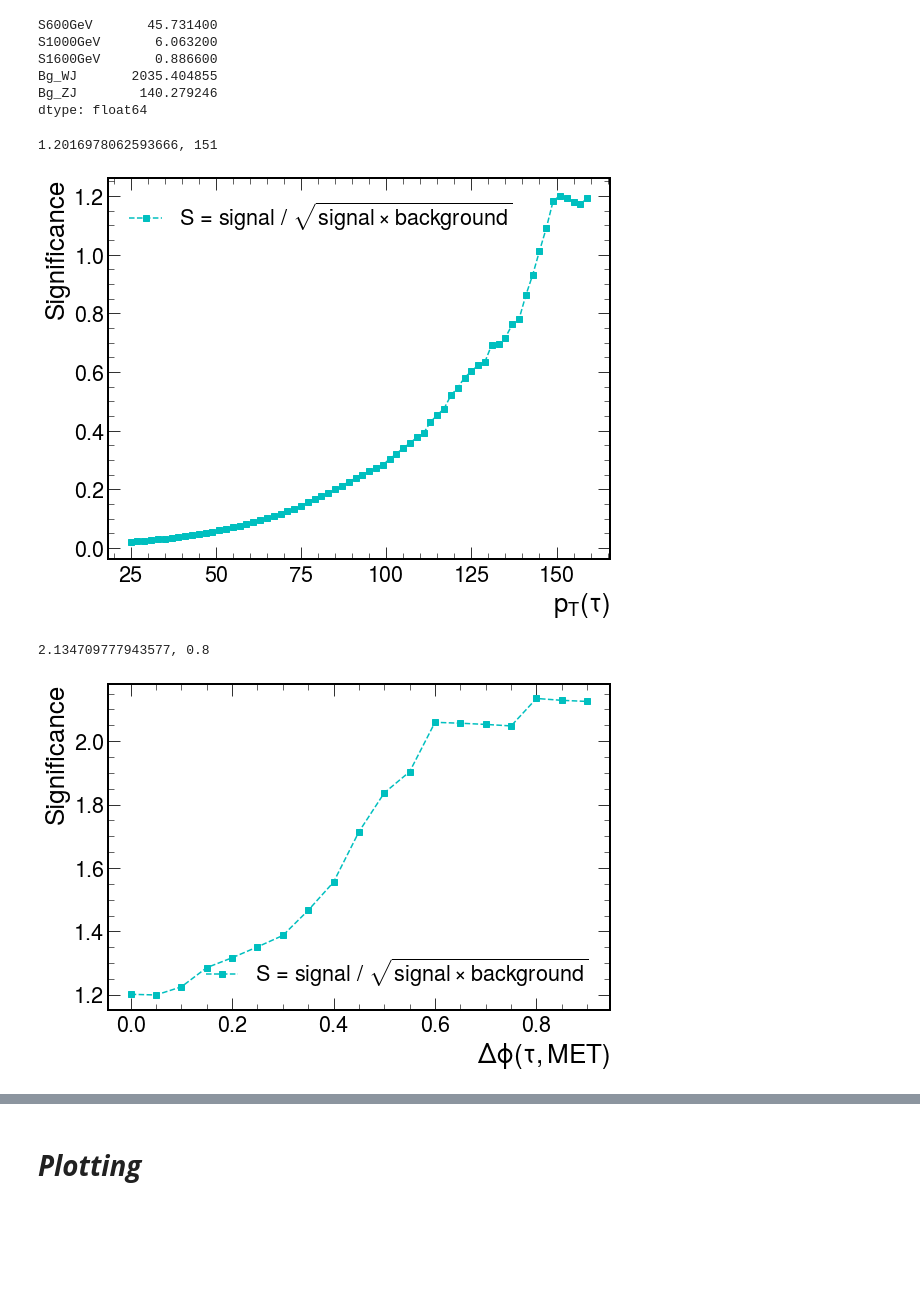
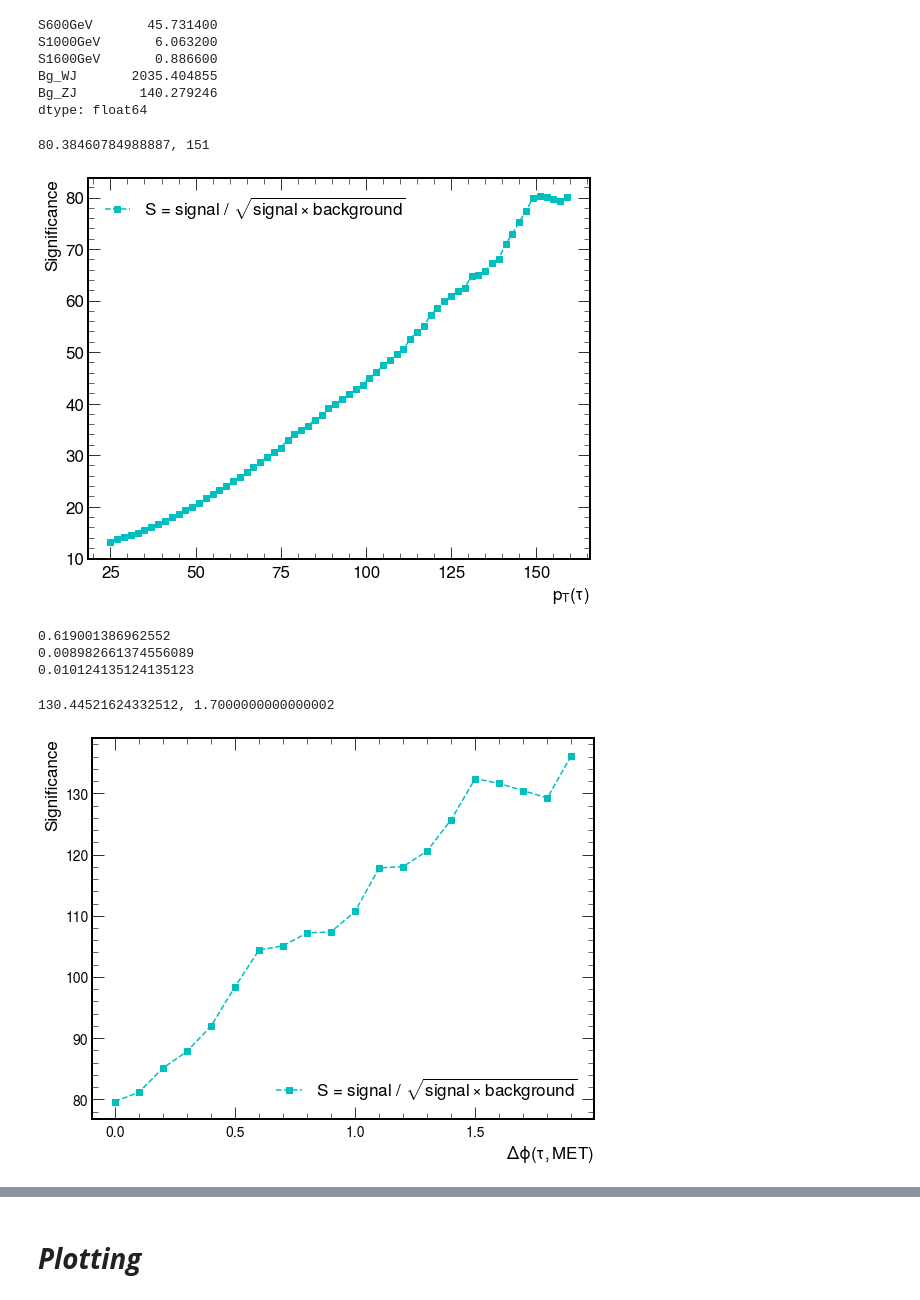
Before and after one commit to tomasate/TareasMast, a Jupyter notebook: Uproot_B_Tau_Nu_analysis_Tomas_Version.ipynb, the cells around one changed output, grey strips where cells are left out. Drawn from its saved outputs; the diff is of its cells as text; code cells hidden in the pictures; blank space fills up the shorter version.

```diff
--- a/Uproot_B_Tau_Nu_analysis_Tomas_Version.ipynb
+++ b/Uproot_B_Tau_Nu_analysis_Tomas_Version.ipynb
@@ -737,7 +776,8 @@ arr_pt = np.arange(pt_min, pt_max, 2)
 
 
 sign1 = np.array([pt_tau_cut(Df_1000GeV_cut, val = i).shape[0] * w[1] \
-          / (pt_tau_cut(Df_bgw_cut, val = i).shape[0]* w[3] * pt_tau_cut(Df_bgw_cut, val = i).shape[0] * w[4]) ** 0.5 \
+          / ((pt_tau_cut(Df_bgw_cut, val = i).shape[0]* w[3]) +
+             (pt_tau_cut(Df_bgz_cut, val = i).shape[0] * w[4])) ** 0.5 \
          for i in arr_pt])
 
 print(sign1[-5], arr_pt[-5], sep =', ')
@@ -745,40 +785,54 @@ print(sign1[-5], arr_pt[-5], sep =', ')
 #print(pt_tau_cut(Df_bgw_cut, val = i).shape[0]* w[3])
 plt.figure(figsize=(9,7))
 plt.plot(arr_pt, sign1,'cs--', label = r"S = signal / $\sqrt{signal \times background}$")
-plt.ylabel('Significance')
-plt.xlabel(r'$p_T(\tau)$')
-plt.legend();
+plt.ylabel('Significance', fontsize= 17)
+plt.xlabel(r'$p_T(\tau)$', fontsize= 17)
+plt.legend(fontsize= 17)
+plt.xticks(fontsize= 17)
+plt.yticks(fontsize= 17);
 # %% [output]
-1.2016978062593666, 151
+80.38460784988887, 151
-[figure, old version]
+[figure, new version]
 # %%
 #Applying cuts over the data
-opt = 151
+opt = 150
 Df_600GeV_cut = final_cuts(Df_600GeV, pt_tau = opt, pt_b=30, del_phi = 0, met = 0)
 Df_1000GeV_cut = final_cuts(Df_1000GeV, pt_tau = opt, pt_b=30, del_phi = 0, met = 0)
 Df_1600GeV_cut = final_cuts(Df_1600GeV, pt_tau = opt, pt_b=30, del_phi = 0, met = 0)
 Df_bgw_cut = final_cuts(Df_bg_wj, pt_tau = opt, pt_b=30, del_phi = 0, met = 0)
 Df_bgz_cut = final_cuts(Df_bg_zj, pt_tau = opt, pt_b=30, del_phi = 0, met = 0)
+# %%
+#Efficiency
+print(Df_1000GeV_cut.shape[0]/ Df_1000GeV.shape[0])
+print(Df_bgw_cut.shape[0] / Df_bg_wj.shape[0])
+print(Df_bgz_cut.shape[0] / Df_bg_zj.shape[0])
+# %% [output]
+0.619001386962552
+0.008982661374556089
+0.010124135124135123
 # %%
 del_phi_min = 0
-del_phi_max = 0.95
-arr_dp = np.arange(del_phi_min, del_phi_max, 0.05)
+del_phi_max = 2.0
+arr_dp = np.arange(del_phi_min, del_phi_max, 0.1)
 
 
 
 #print(pt_tau_cut(Df_bgw_cut, val = 214).shape[0]* w[3])
 
 sign2 = np.array([phi_tau_cut(Df_1000GeV_cut, val = i).shape[0] * w[1] \
-          / (phi_tau_cut(Df_bgw_cut, val = i).shape[0]* w[3] * phi_tau_cut(Df_bgw_cut, val = i).shape[0] * w[4]) ** 0.5 \
+          / ((phi_tau_cut(Df_bgw_cut, val = i).shape[0]* w[3]) +
+             (phi_tau_cut(Df_bgz_cut, val = i).shape[0] * w[4])) ** 0.5 \
          for i in arr_dp])
 
 print(sign2[-3], arr_dp[-3], sep =', ')
-plt.figure(figsize=(9,6))
+plt.figure(figsize=(9,7))
 plt.plot(arr_dp, sign2,'cs--', label = r"S = signal / $\sqrt{signal \times background}$")
-plt.ylabel('Significance')
-plt.xlabel(r'$\Delta\phi(\tau,MET)$')
-plt.legend(loc = 'lower right');
+plt.ylabel('Significance', fontsize= 17)
+plt.xlabel(r'$\Delta\phi(\tau,MET)$', fontsize= 17)
+plt.xticks(fontsize= 14)
+plt.yticks(fontsize= 14);
+plt.legend(loc = 'lower right', fontsize= 17);
 # %% [output]
-2.134709777943577, 0.8
+130.44521624332512, 1.7000000000000002
-[figure, old version]
+[figure, new version]
 # %%
```
Also changed, not shown: parts of 17 cells of this notebook.
